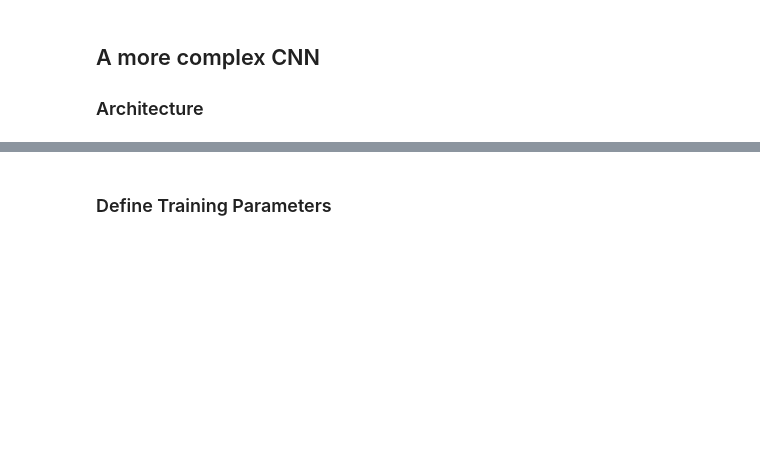
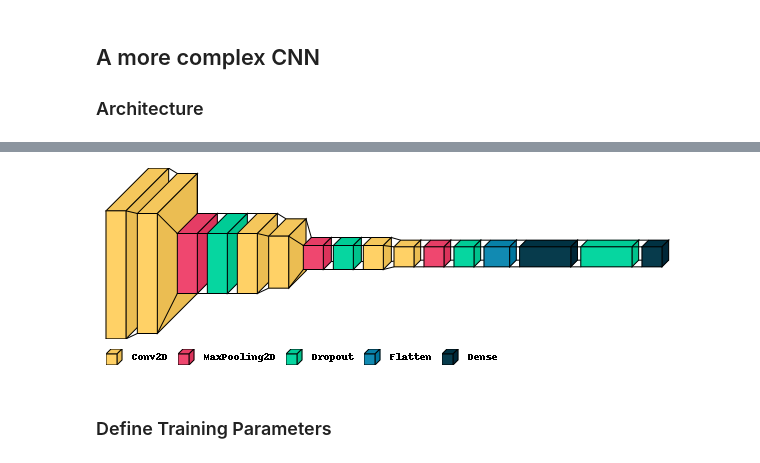
Before and after one commit to hannibunny/mlbook, a Jupyter notebook: ml/_build/html/_sources/neuralnetworks/03KerasMLPandCNNcifar.ipynb, the cells around one changed output, grey strips where cells are left out. Drawn from its saved outputs; the diff is of its cells as text; code cells hidden in the pictures; blank space fills up the shorter version.

```diff
--- a/ml/_build/html/_sources/neuralnetworks/03KerasMLPandCNNcifar.ipynb
+++ b/ml/_build/html/_sources/neuralnetworks/03KerasMLPandCNNcifar.ipynb
@@ -436,6 +435,10 @@ Total params: 276,138
 Trainable params: 276,138
 Non-trainable params: 0
 _________________________________________________________________
+# %%
+visualkeras.layered_view(model,legend=True)
+# %% [output]
+[figure, added]
 # %% [markdown]
 ### Define Training Parameters
 # %%
```
Also changed, not shown: parts of 41 cells of this notebook, 46 other files.
